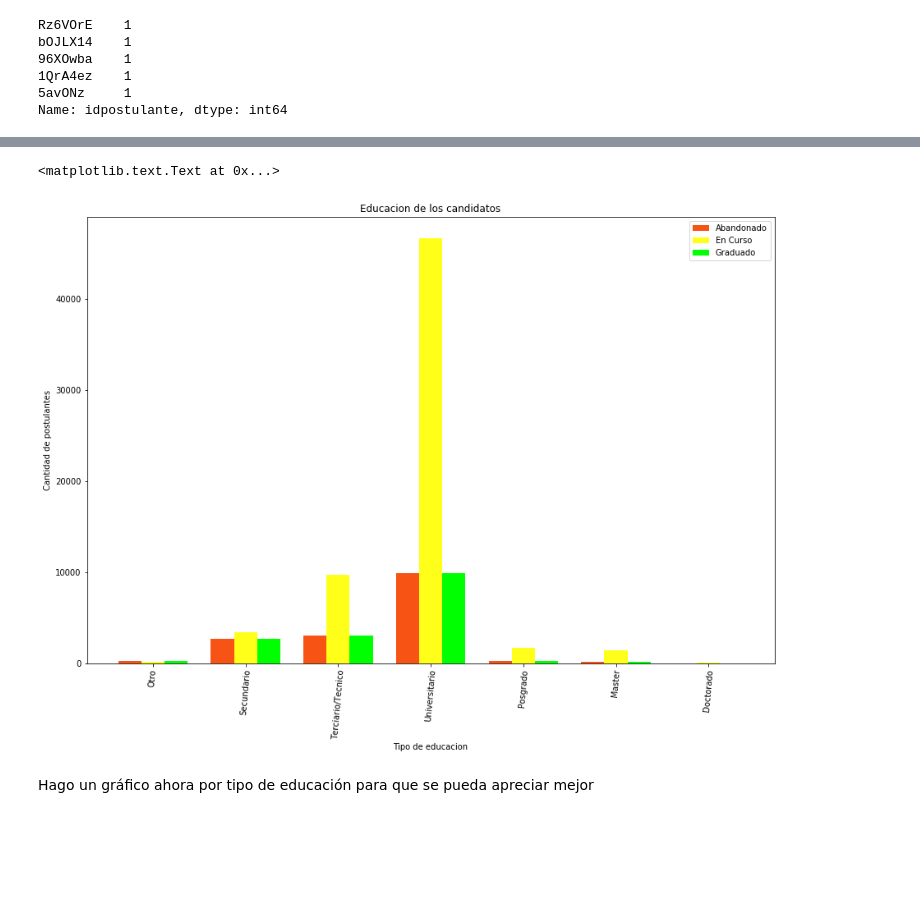
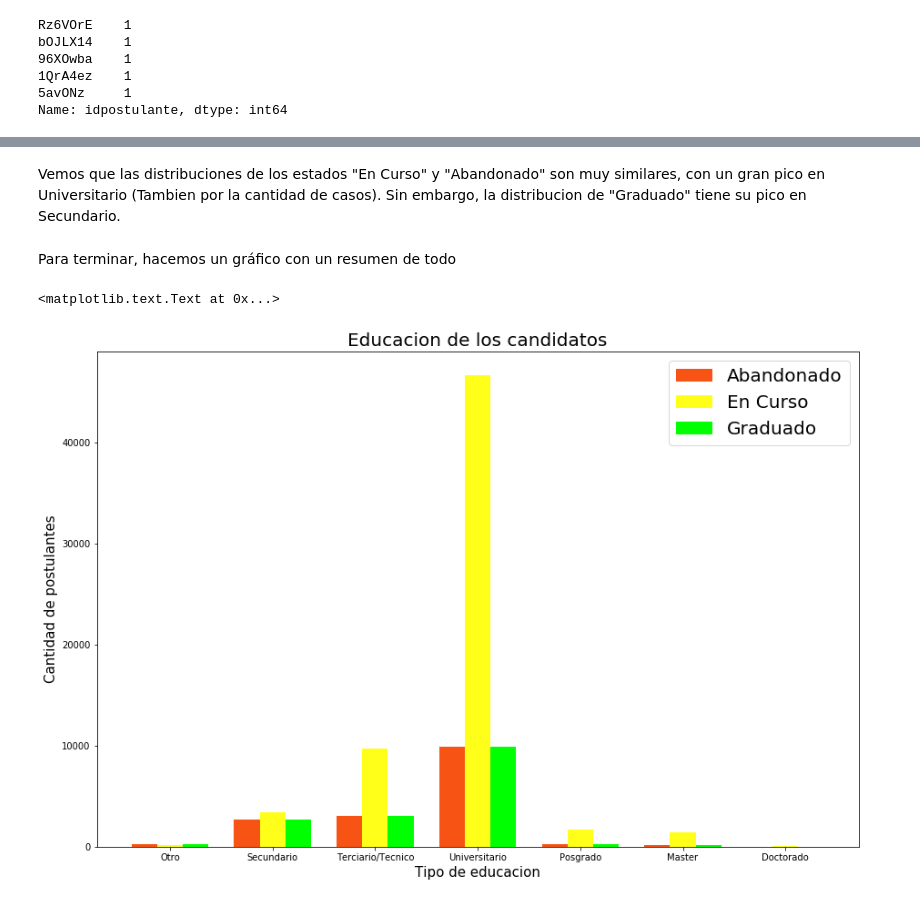
Before and after one commit to LuuPesado/TPsDatos_1C2018, a Jupyter notebook: Desarrollo_TP1.ipynb, the cells around one changed output, grey strips where cells are left out. Drawn from its saved outputs; the diff is of its cells as text; code cells hidden in the pictures; blank space fills up the shorter version.

Commit message:
Desarrollo hasta set de datos educacion

```diff
--- a/Desarrollo_TP1.ipynb
+++ b/Desarrollo_TP1.ipynb
@@ -70,7 +70,7 @@ Name: nombre, dtype: int64
 # %% [markdown]
 En este caso hay categorías con tildes, la cual despues traen complicaciones a la hora de graficar con matplotlib que no las soporta, por lo que vamos a cambiarle el nombre.
 # %%
-postulantes_educacion['nombre'] = postulantes_educacion['nombre'].astype('string')import unicodedata
+postulantes_educacion['nombre'] = postulantes_educacion['nombre'].astype('string')
 # %%
 import unicodedata
 def elimina_tildes(s):
@@ -106,5 +106,3 @@ dtypes: category(1), object(3)
 memory usage: 7.1+ MB
 # %% [markdown]
 Ahora queremos que estas categorías tengasn un orden, para que un doctorado sea mayor a un secundario
-# %%
-postulantes_educacion = postulantes_educacion.loc[:,['idpostulante', 'nombre-estado']]
@@ -122,2 +131,3 @@ postulantes_educacion.head()
 # %%
-postulantes_educacion['nombre-estado'] = postulantes_educacion['nombre-estado'].astype('category')
+postulantes_educacion['nombre-estado'] = postulantes_educacion['nombre-estado'].cat \
+                                        .set_categories(categories_order, ordered = True)
@@ -212,0 +248,18 @@ def devolver_lista_sin_tiles(keys):
+# %%
+def get_color(unEstado):
+    if estado == 'Abandonado': return '#f65314'
+    if estado == 'En Curso': return '#ffff1a'
+    if estado == 'Graduado': return '#00ff00'
+
+width = 0.35
+for estado in estados:
+    postulantes_estado = []
+    fig, ax = plt.subplots()
+    for nombre in nombres:
+        postulantes_estado.append(postulantes_nombre[estado][nombre])
+    ax.bar(np.arange(len(nombres)), postulantes_estado, color = get_color(estado))
+    ax.set_xticks(np.arange(len(nombres)))
+    ax.set_xticklabels(nombres,rotation=50)
+    ax.set_ylabel('Cantidad de postulantes')
+    ax.set_xlabel('Tipo de educacion')
+    ax.set_title('Cantidad de postulantes con educacion en estado: "' + estado + '"', size = 15)
@@ -213,37 +270,33 @@ def devolver_lista_sin_tiles(keys):
+# %% [markdown]
+Vemos que las distribuciones de los estados "En Curso" y "Abandonado" son muy similares, con un gran pico en Universitario (Tambien por la cantidad de casos). Sin embargo, la distribucion de "Graduado" tiene su pico en Secundario.
+# %% [markdown]
+Para terminar, hacemos un gráfico con un resumen de todo
 # %%
 fig, ax = plt.subplots(figsize = (15,10))
 width = 0.25
-#for estado in
-#nombres = dict.fromkeys(postulantes_educacion['nombre'].get_values()).keys()
-#estados = devolver_lista_sin_tiles(dict.fromkeys(postulantes_educacion['estado'].get_values()).keys())
+
 postulantes_abandonado = []
 postulantes_encurso = []
 postulantes_graduado = []
-nombres = ['Otro', 'Secundario','Terciario/Técnico','Universitario','Posgrado','Master','Doctorado']
 for nombre in nombres:
 
     postulantes_abandonado.append(postulantes_nombre['Abandonado'][nombre])
     #encurso
     postulantes_encurso.append(postulantes_nombre['En Curso'][nombre])
     #graduado
     postulantes_graduado.append(postulantes_nombre['Graduado'][nombre])
 
 abandonado = ax.bar(np.arange(len(nombres))-width, postulantes_abandonado, width, color = '#f65314')
 encurso = ax.bar(np.arange(len(nombres)), postulantes_encurso, width, color = '#ffff1a')
 graduado = ax.bar(np.arange(len(nombres))+width, postulantes_abandonado, width, color = '#00ff00')
 
-nombres = ['Otro', 'Secundario','Terciario/Tecnico','Universitario','Posgrado','Master','Doctorado']
-#nombres = devolver_lista_sin_tiles(dict.fromkeys(postulantes_educacion['nombre'].get_values()).keys())
+ax.set_xticks(np.arange(len(nombres)))
+ax.set_xticklabels(nombres,rotation=0)
 
-ax.set_xticks(np.arange(len(nombres)))
-ax.set_xticklabels(nombres,rotation=85)
-
-ax.legend((abandonado[0], encurso[0], graduado[0]), ('Abandonado', 'En Curso', 'Graduado'))
-ax.set_ylabel('Cantidad de postulantes')
-ax.set_xlabel('Tipo de educacion')
-ax.set_title('Educacion de los candidatos')
+ax.legend((abandonado[0], encurso[0], graduado[0]), ('Abandonado', 'En Curso', 'Graduado'), prop={'size': 20})
+ax.set_ylabel('Cantidad de postulantes', size = 15)
+ax.set_xlabel('Tipo de educacion', size = 15)
+ax.set_title('Educacion de los candidatos', size = 20)
 # %% [output]
 <matplotlib.text.Text at 0x...>
-[figure, old version]
+[figure, new version]
-# %% [markdown]
-Hago un gráfico ahora por tipo de educación para que se pueda apreciar mejor
```
Also changed, not shown: parts of 23 cells of this notebook.
